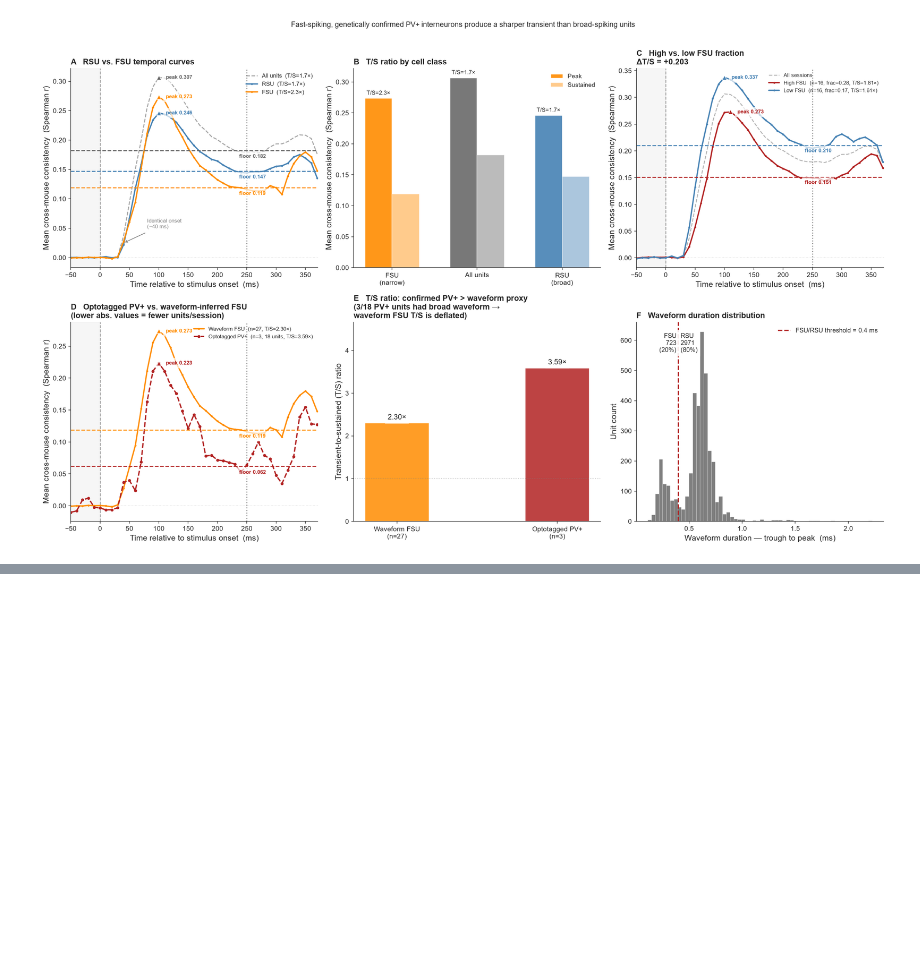
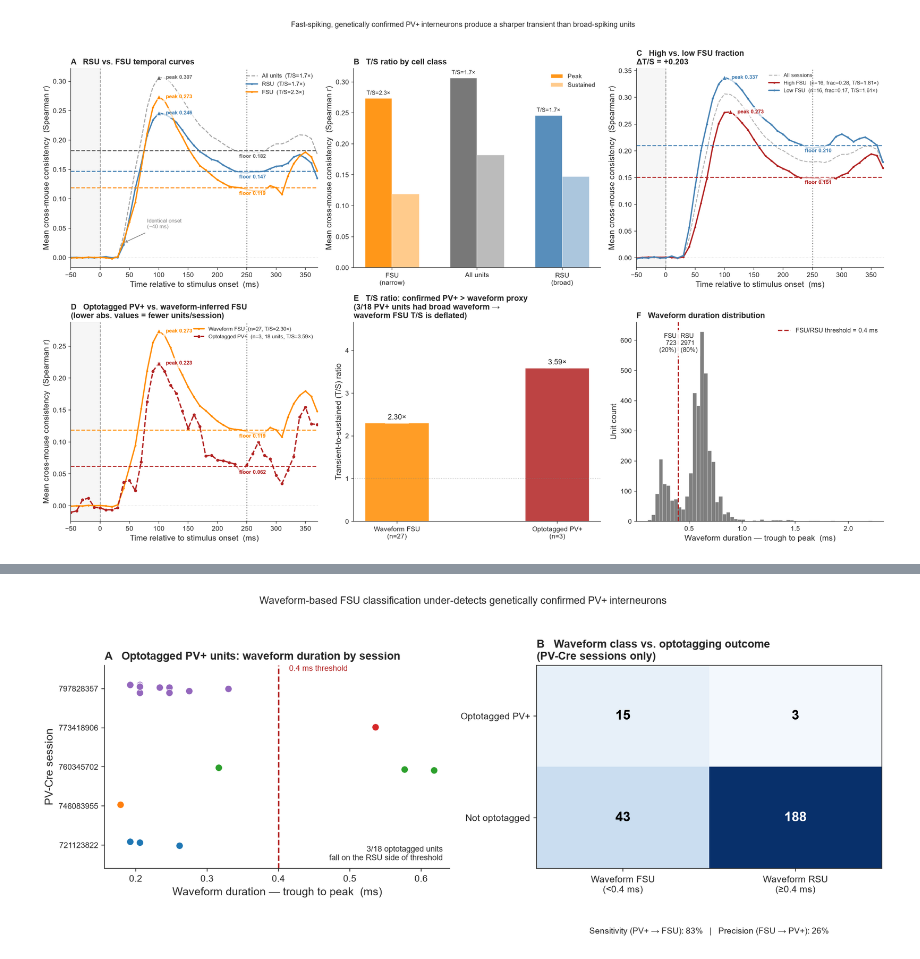
Before and after one commit to Jana-HQ/cross-mouse-v1-rsa, a Jupyter notebook: notebooks/part5_cell_type_dissociation.ipynb, the cells around one changed output, grey strips where cells are left out. Cells and saved outputs as stored; diff of their text form; code cells hidden in the pictures; blank space fills up the shorter version.

```diff
--- a/notebooks/part5_cell_type_dissociation.ipynb
+++ b/notebooks/part5_cell_type_dissociation.ipynb
@@ -654,3 +654,93 @@ shape=(43,)
 --- n_rsu_total ---
 2971
 [figure]
+# %%
+fig_s4, (ax_strip, ax_conf) = plt.subplots(1, 2, figsize=(13, 5.5))
+
+# Restrict to PV-Cre sessions, drop units missing waveform duration
+pv_wf = pv_units.dropna(subset=['waveform_duration']).copy()
+pv_wf['cell_class'] = np.where(pv_wf['waveform_duration'] < WF_THRESHOLD_MS, 'FSU', 'RSU')
+
+session_colors = dict(zip(PV_SESSION_IDS,
+                           sns.color_palette('tab10', n_colors=len(PV_SESSION_IDS))))
+
+# ── Panel A: strip plot of optotagged units' waveform duration, one row per session ──
+tagged_pv = pv_wf[pv_wf['is_opto']].copy()
+
+for row_i, sid in enumerate(PV_SESSION_IDS):
+    sess_tagged = tagged_pv[tagged_pv['ecephys_session_id'] == sid]
+    jitter = np.random.default_rng(SEED + row_i).uniform(-0.12, 0.12, size=len(sess_tagged))
+    ax_strip.scatter(sess_tagged['waveform_duration'], row_i + jitter,
+                      s=60, color=session_colors[sid], edgecolor='white',
+                      linewidth=0.6, zorder=3, label=f'{sid} (n={len(sess_tagged)})')
+
+ax_strip.axvline(WF_THRESHOLD_MS, color=COL_FIT, linestyle='--', linewidth=1.6, zorder=2)
+ax_strip.text(WF_THRESHOLD_MS + 0.015, len(PV_SESSION_IDS) - 0.4,
+              f'{WF_THRESHOLD_MS} ms threshold', color=COL_FIT, fontsize=8.5,
+              va='top', bbox=text_bbox)
+
+n_misclassified = (tagged_pv['cell_class'] == 'RSU').sum()
+ax_strip.text(0.98, 0.03,
+              f'{n_misclassified}/{len(tagged_pv)} optotagged units\nfall on the RSU side of threshold',
+              transform=ax_strip.transAxes, ha='right', va='bottom',
+              fontsize=8.5, bbox=text_bbox)
+
+ax_strip.set_yticks(range(len(PV_SESSION_IDS)))
+ax_strip.set_yticklabels([str(s) for s in PV_SESSION_IDS], fontsize=8.5)
+ax_strip.set_xlabel('Waveform duration — trough to peak  (ms)')
+ax_strip.set_ylabel('PV-Cre session')
+ax_strip.set_title('A   Optotagged PV+ units: waveform duration by session',
+                    loc='left', fontweight='bold', pad=6)
+ax_strip.spines[['top', 'right']].set_visible(False)
+ax_strip.set_ylim(-0.6, len(PV_SESSION_IDS) - 0.4)
+
+# ── Panel B: 2x2 confusion matrix — opto tag vs. waveform class (PV-Cre sessions) ──
+conf = pd.crosstab(
+    pv_wf['is_opto'].map({True: 'Optotagged PV+', False: 'Not optotagged'}),
+    pv_wf['cell_class'],
+).reindex(index=['Optotagged PV+', 'Not optotagged'], columns=['FSU', 'RSU'])
+
+im = ax_conf.imshow(conf.values, cmap='Blues', aspect='auto', vmin=0)
+for i in range(conf.shape[0]):
+    for j in range(conf.shape[1]):
+        val = conf.values[i, j]
+        txt_color = 'white' if val > conf.values.max() * 0.55 else 'black'
+        ax_conf.text(j, i, f'{val}', ha='center', va='center',
+                     fontsize=15, fontweight='bold', color=txt_color)
+
+ax_conf.set_xticks([0, 1]); ax_conf.set_xticklabels(['Waveform FSU\n(<0.4 ms)', 'Waveform RSU\n(≥0.4 ms)'])
+ax_conf.set_yticks([0, 1]); ax_conf.set_yticklabels(conf.index)
+ax_conf.set_title('B   Waveform class vs. optotagging outcome\n(PV-Cre sessions only)',
+                   loc='left', fontweight='bold', pad=6)
+
+sensitivity = conf.loc['Optotagged PV+', 'FSU'] / conf.loc['Optotagged PV+'].sum()
+fsu_precision = conf.loc['Optotagged PV+', 'FSU'] / conf['FSU'].sum()
+ax_conf.text(0.5, -0.32,
+             f'Sensitivity (PV+ → FSU): {sensitivity*100:.0f}%   |   '
+             f'Precision (FSU → PV+): {fsu_precision*100:.0f}%',
+             transform=ax_conf.transAxes, ha='center', fontsize=9, bbox=text_bbox)
+
+fig_s4.suptitle('Waveform-based FSU classification under-detects genetically confirmed PV+ interneurons',
+                 fontsize=11, y=1.03)
+
+print_figure_data(
+    'Fig S4A — Optotagged PV+ unit waveform durations by session',
+    session_ids=np.array(PV_SESSION_IDS),
+    waveform_duration_ms=tagged_pv['waveform_duration'].to_numpy(),
+    fsu_rsu_threshold_ms=np.array(WF_THRESHOLD_MS),
+    n_misclassified_as_rsu=np.array(n_misclassified),
+    n_total_optotagged=np.array(len(tagged_pv)),
+)
+print_figure_data(
+    'Fig S4B — Confusion matrix: optotagging vs. waveform class',
+    confusion_matrix=conf.values,
+    row_labels=np.array(conf.index.tolist()),
+    col_labels=np.array(conf.columns.tolist()),
+    sensitivity_pv_to_fsu=np.array(sensitivity),
+    precision_fsu_to_pv=np.array(fsu_precision),
+)
+
+plt.tight_layout()
+plt.savefig(FIGURES_DIR / 'figS4_pv_waveform_confusion.png', bbox_inches='tight')
+plt.show()
+# %% [output]
@@ -656,0 +764 @@ shape=(43,)
+[figure, added]
```
Also changed, not shown: parts of 2 cells of this notebook, 1 other file.
